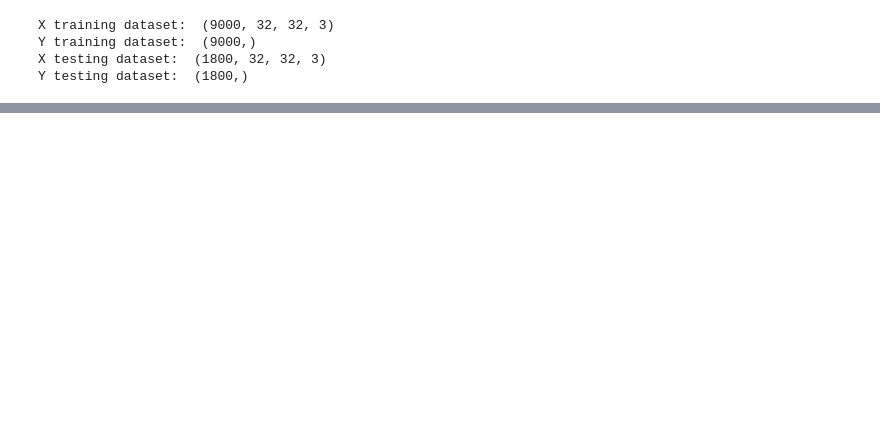
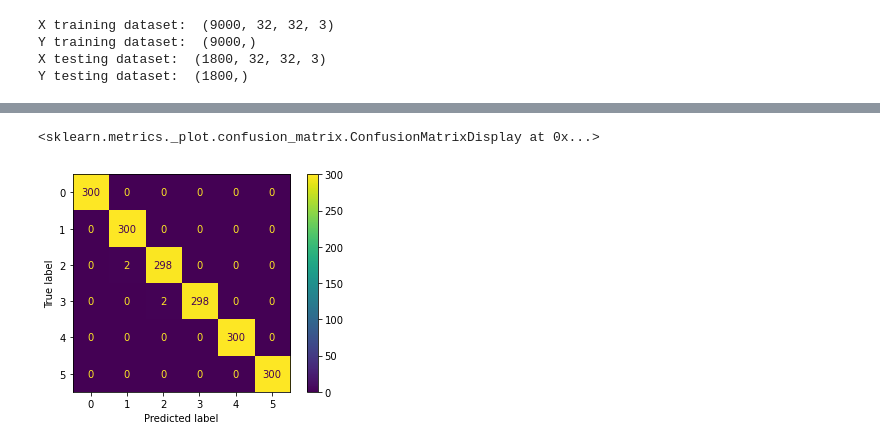
Before and after one commit to AngelaDo45/cecs-456-project, a Jupyter notebook: CECS456_HandSignRecognition.ipynb, the cells around one changed output, grey strips where cells are left out. Drawn from its saved outputs; the diff is of its cells as text; code cells hidden in the pictures; blank space fills up the shorter version.

```diff
--- a/CECS456_HandSignRecognition.ipynb
+++ b/CECS456_HandSignRecognition.ipynb
@@ -141,3 +248,12 @@ print(classification_report(y_true, y_pred))
+# %%
+from sklearn.metrics import confusion_matrix, ConfusionMatrixDisplay
+
+cm = confusion_matrix(y_true, y_pred)
+cmd = ConfusionMatrixDisplay(cm, display_labels=['0', '1', '2', '3', '4', '5'])
+cmd.plot()
+# %% [output]
+<sklearn.metrics._plot.confusion_matrix.ConfusionMatrixDisplay at 0x...>
+[figure, added]
 # %%
 # confidence level
 # model_1.predict(X_train[0:1], batch_size=None, verbose=0, steps=None)
```
Also changed, not shown: parts of 13 cells of this notebook.
